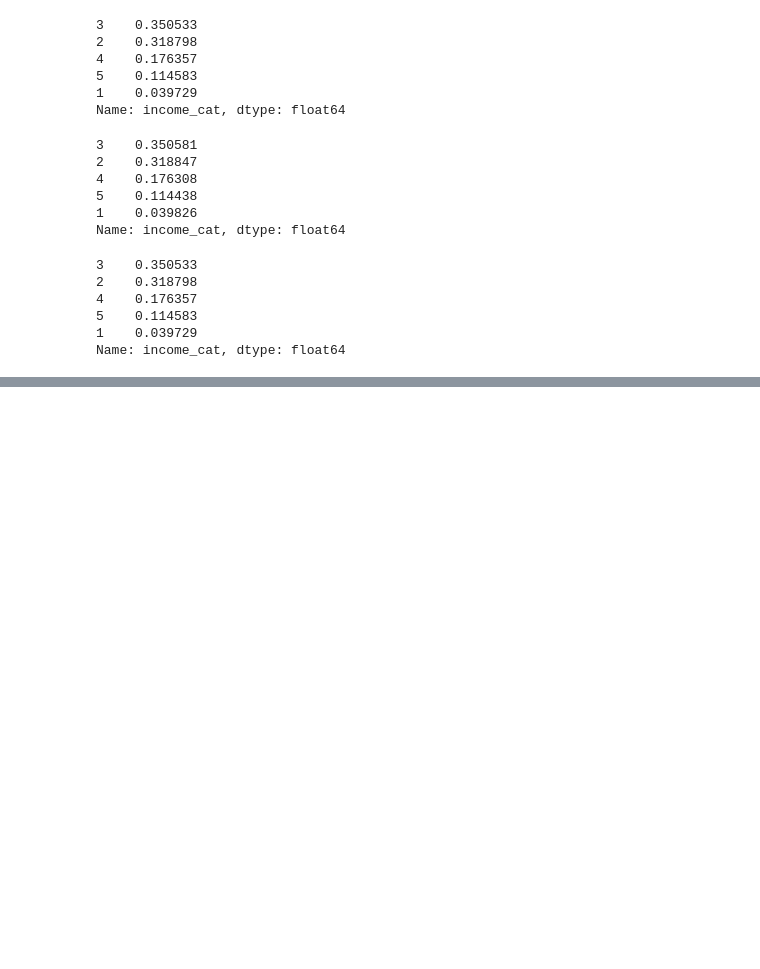
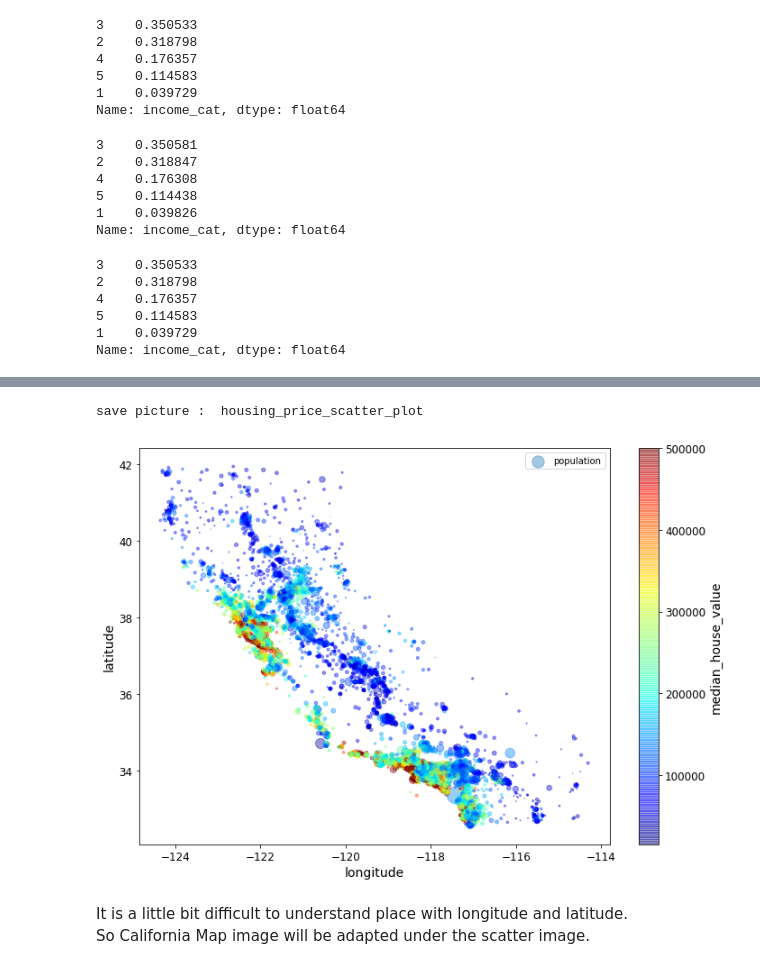
Before and after one commit to lhs7091/PythonDataScienceExam, a Jupyter notebook: hands_on_ML_DL/01_end_to_end_california_house_price.ipynb, the cells around one changed output, grey strips where cells are left out. Saved outputs shown, nothing was run; the diff lists cells and outputs as text; code cells hidden in the pictures; blank space fills up the shorter version.

```diff
--- a/hands_on_ML_DL/01_end_to_end_california_house_price.ipynb
+++ b/hands_on_ML_DL/01_end_to_end_california_house_price.ipynb
@@ -317,0 +339,13 @@ Name: income_cat, dtype: float64
+# %%
+housing.plot(kind='scatter', x='longitude', y='latitude', alpha=0.4,
+            s=housing['population']/100, label='population', figsize=(10,7), # s: scatter size
+            c='median_house_value', cmap=plt.get_cmap('jet'), colorbar=True, # c: scatter color define
+            sharex=False)
+plt.legend()
+save_fig('housing_price_scatter_plot')
+# %% [output]
+save picture :  housing_price_scatter_plot
+[figure, added]
+# %% [markdown]
+It is a little bit difficult to understand place with longitude and latitude.
+So California Map image will be adapted under the scatter image.
```
Also changed, not shown: parts of 32 cells of this notebook.
